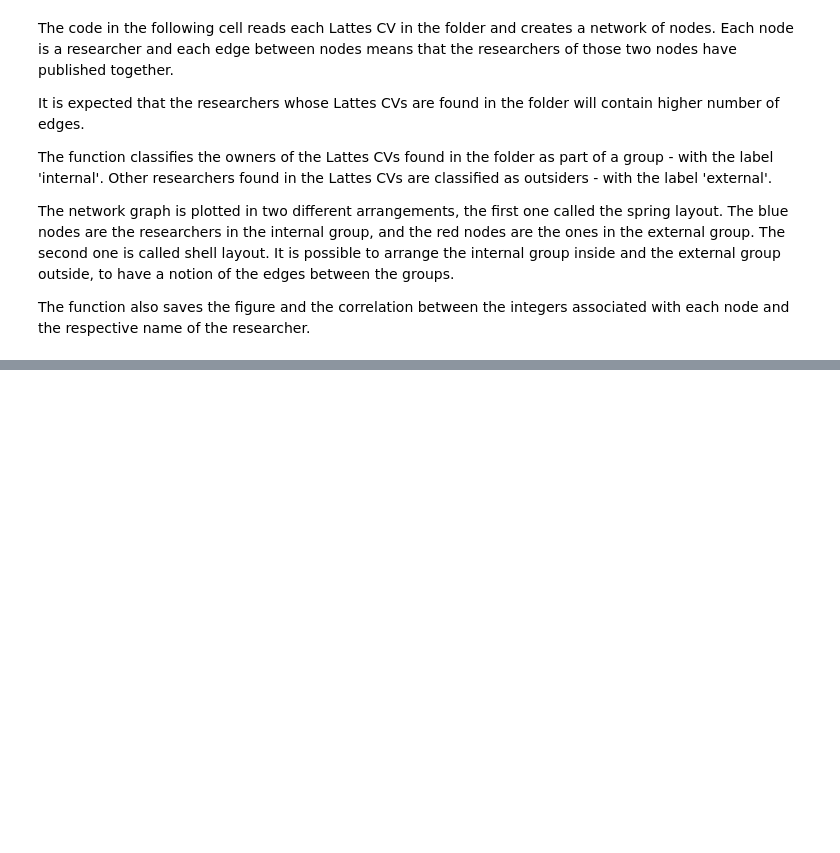
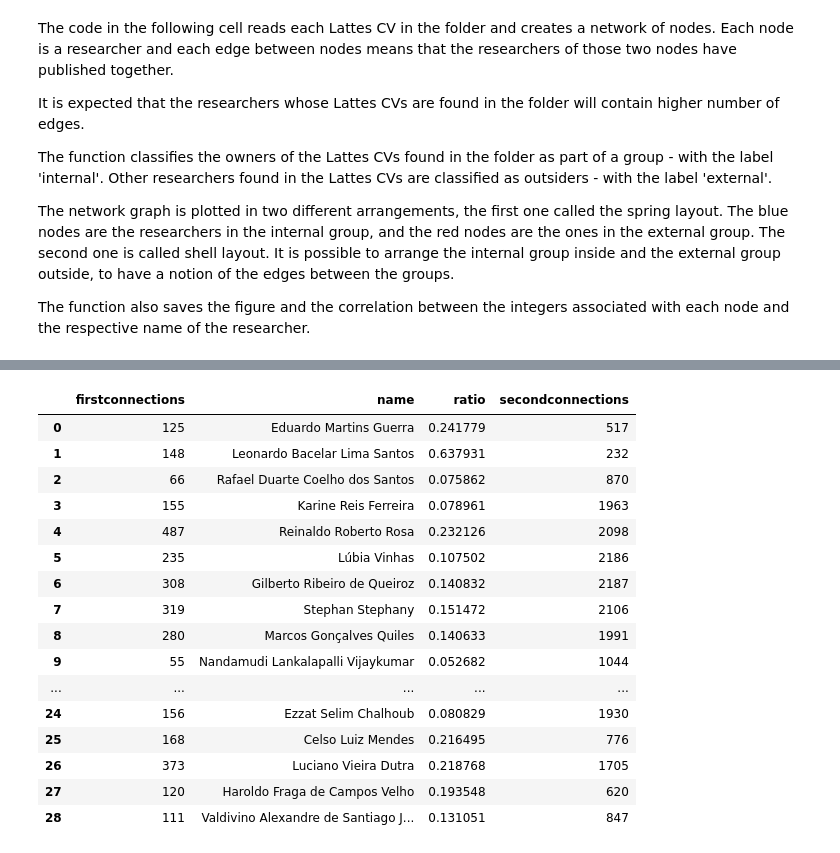
Before and after one commit to santanasan/LattesLab, a Jupyter notebook: notebooks/graph_EN.ipynb, the cells around one changed output, grey strips where cells are left out. Saved outputs shown, nothing was run; the diff lists cells and outputs as text; code cells hidden in the pictures; blank space fills up the shorter version.

Commit message:
0.2.3 version
Added capability to create publication based dataframes.

```diff
--- a/notebooks/graph_EN.ipynb
+++ b/notebooks/graph_EN.ipynb
@@ -42,0 +38,20 @@ Rafael Duarte Coelho dos Santos and Luciano Vieira Dutra have worked together 7
+# %%
+graphframe
+# %% [output]
+|  | firstconnections | name | ratio | secondconnections |
+| 0 | 125 | Eduardo Martins Guerra | 0.241779 | 517 |
+| 1 | 148 | Leonardo Bacelar Lima Santos | 0.637931 | 232 |
+| 2 | 66 | Rafael Duarte Coelho dos Santos | 0.075862 | 870 |
+| 3 | 155 | Karine Reis Ferreira | 0.078961 | 1963 |
+| 4 | 487 | Reinaldo Roberto Rosa | 0.232126 | 2098 |
+| 5 | 235 | Lúbia Vinhas | 0.107502 | 2186 |
+| 6 | 308 | Gilberto Ribeiro de Queiroz | 0.140832 | 2187 |
+| 7 | 319 | Stephan Stephany | 0.151472 | 2106 |
+| 8 | 280 | Marcos Gonçalves Quiles | 0.140633 | 1991 |
+| 9 | 55 | Nandamudi Lankalapalli Vijaykumar | 0.052682 | 1044 |
+| ... | ... | ... | ... | ... |
+| 24 | 156 | Ezzat Selim Chalhoub | 0.080829 | 1930 |
+| 25 | 168 | Celso Luiz Mendes | 0.216495 | 776 |
+| 26 | 373 | Luciano Vieira Dutra | 0.218768 | 1705 |
+| 27 | 120 | Haroldo Fraga de Campos Velho | 0.193548 | 620 |
+| 28 | 111 | Valdivino Alexandre de Santiago J... | 0.131051 | 847 |
```
Also changed, not shown: parts of 1 cell of this notebook, 10 other files.
